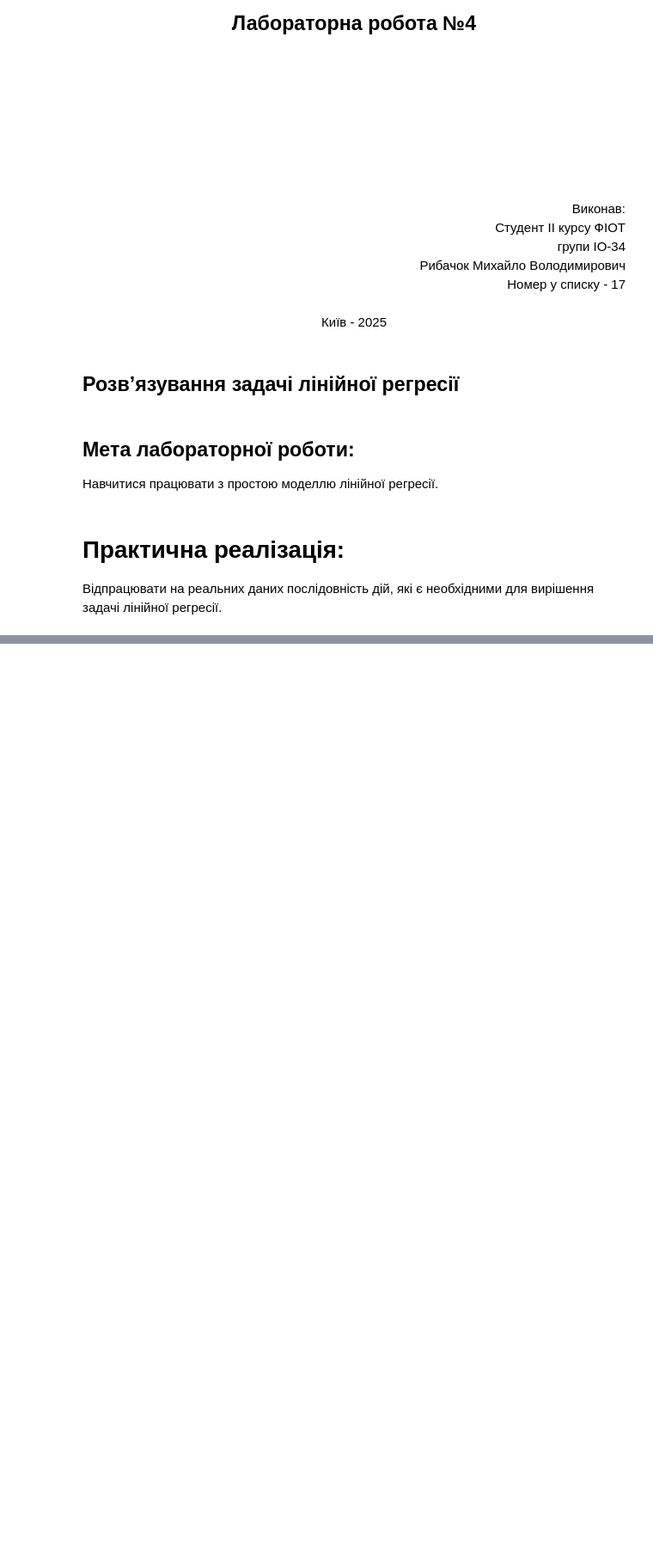
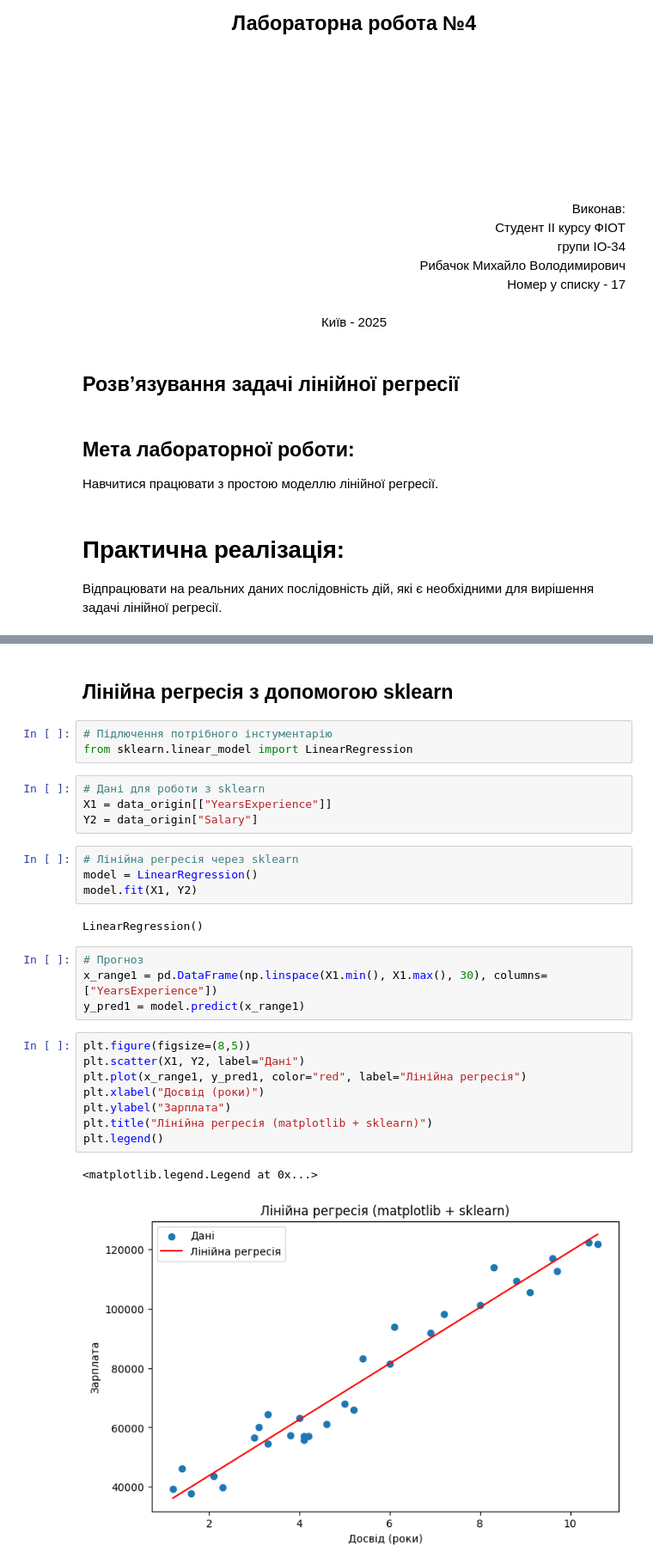
Before and after one commit to M1shanyaaa/DataScience_labs_KPI, a Jupyter notebook: Lab4/Lab4.ipynb, the cells around one changed output, grey strips where cells are left out. Shown: that part at 86% size. Cells and saved outputs as stored; diff of their text form; blank space fills up the shorter version.

```diff
--- a/Lab4/Lab4.ipynb
+++ b/Lab4/Lab4.ipynb
@@ -50,0 +156,30 @@ print("Path to dataset files:", path)
+# %% [markdown]
+## Лінійна регресія з допомогою sklearn
+# %%
+# Підлючення потрібного інстументарію
+from sklearn.linear_model import LinearRegression
+# %%
+# Дані для роботи з sklearn
+X1 = data_origin[["YearsExperience"]]
+Y2 = data_origin["Salary"]
+# %%
+# Лінійна регресія через sklearn
+model = LinearRegression()
+model.fit(X1, Y2)
+# %% [output]
+LinearRegression()
+# %%
+# Прогноз
+x_range1 = pd.DataFrame(np.linspace(X1.min(), X1.max(), 30), columns=["YearsExperience"])
+y_pred1 = model.predict(x_range1)
+# %%
+plt.figure(figsize=(8,5))
+plt.scatter(X1, Y2, label="Дані")
+plt.plot(x_range1, y_pred1, color="red", label="Лінійна регресія")
+plt.xlabel("Досвід (роки)")
+plt.ylabel("Зарплата")
+plt.title("Лінійна регресія (matplotlib + sklearn)")
+plt.legend()
+# %% [output]
+<matplotlib.legend.Legend at 0x...>
+[figure, added]
```
Also changed, not shown: parts of 11 cells of this notebook, 1 other file.
